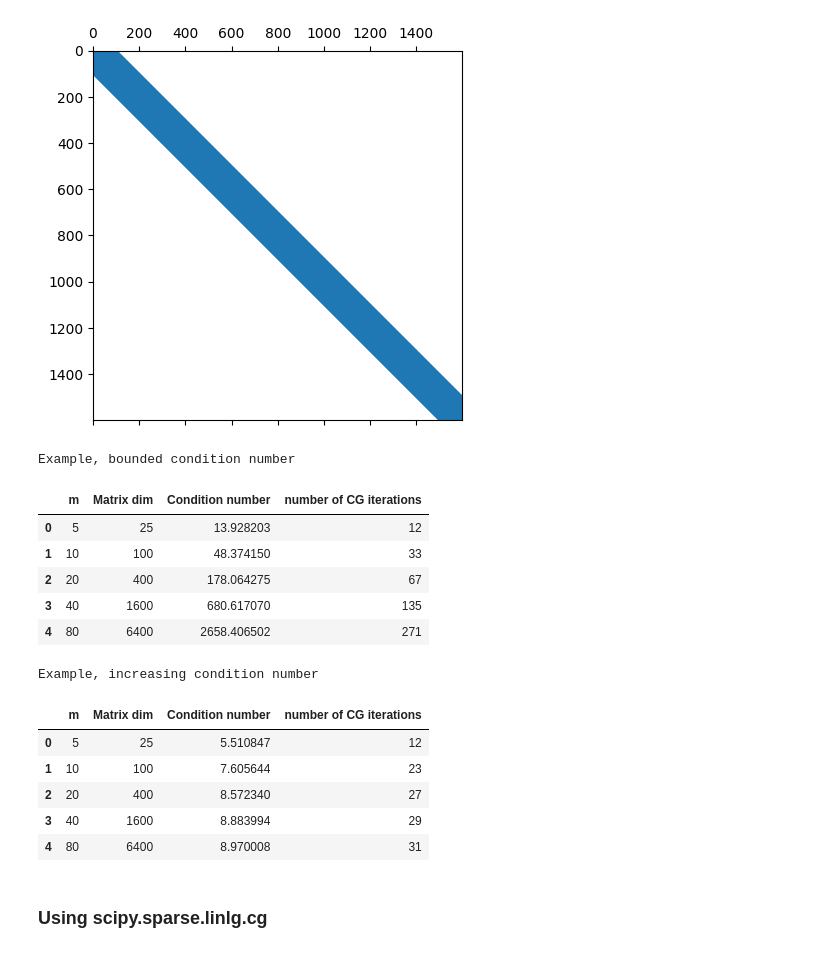
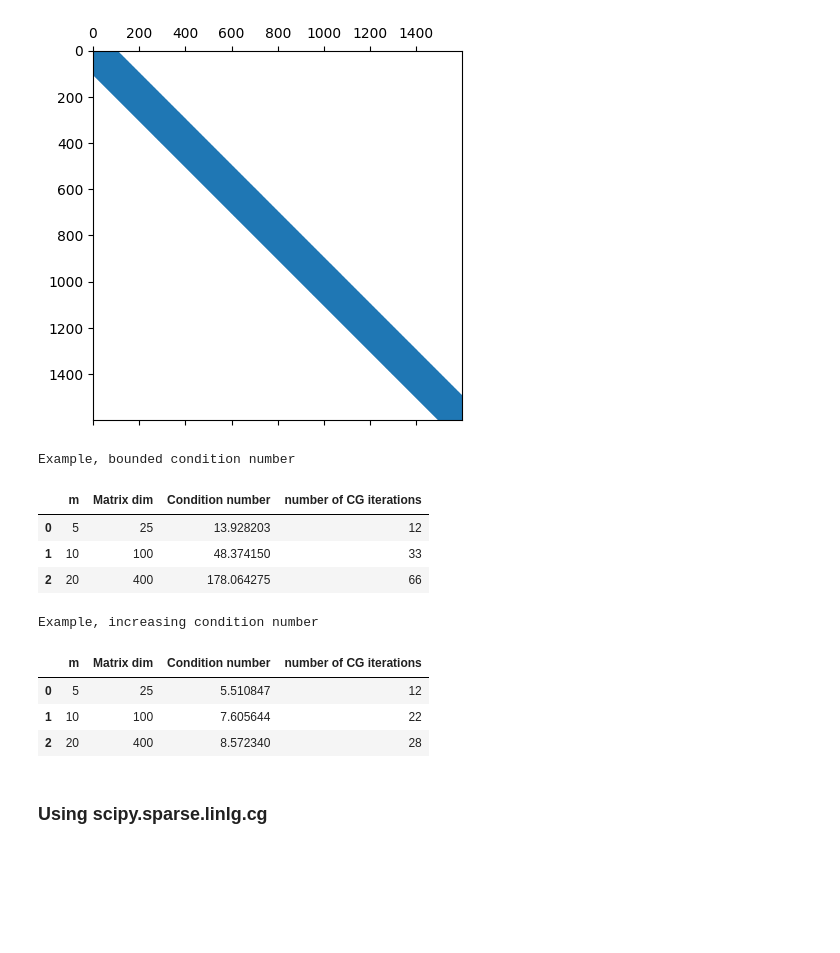
Before and after one commit to ManuelSanchezUribe/IMT2111-ALN, a Jupyter notebook: Clases/Capitulo2_Conjugate_gradient.ipynb, the cells around one changed output. Cells and saved outputs as stored; diff of their text form; code cells hidden in the pictures; blank space fills up the shorter version.

```diff
--- a/Clases/Capitulo2_Conjugate_gradient.ipynb
+++ b/Clases/Capitulo2_Conjugate_gradient.ipynb
@@ -572,7 +538,7 @@ def TestCG_example(examplenumber, mm=5):
     tab = pd.DataFrame({'m':M, 'Matrix dim':np.square(M), 'Condition number':kappa, 'number of CG iterations': nn})
     return tab
 # %%
-tab1 = TestCG_example(examplenumber=1, mm=5)
+tab1 = TestCG_example(examplenumber=1, mm=3)
 tab1 = tab1.style.set_caption('Example, bounded condition number')
 tab1
 # %% [output]
@@ -580,21 +546,17 @@ Example, bounded condition number
 |  | m | Matrix dim | Condition number | number of CG iterations |
 | 0 | 5 | 25 | 13.928203 | 12 |
 | 1 | 10 | 100 | 48.374150 | 33 |
-| 2 | 20 | 400 | 178.064275 | 67 |
-| 3 | 40 | 1600 | 680.617070 | 135 |
-| 4 | 80 | 6400 | 2658.406502 | 271 |
+| 2 | 20 | 400 | 178.064275 | 66 |
 # %%
-tab2 = TestCG_example(examplenumber=2, mm=5)
+tab2 = TestCG_example(examplenumber=2, mm=3)
 tab2 = tab2.style.set_caption('Example, increasing condition number')
 tab2
 # %% [output]
 Example, increasing condition number
 |  | m | Matrix dim | Condition number | number of CG iterations |
 | 0 | 5 | 25 | 5.510847 | 12 |
-| 1 | 10 | 100 | 7.605644 | 23 |
-| 2 | 20 | 400 | 8.572340 | 27 |
-| 3 | 40 | 1600 | 8.883994 | 29 |
-| 4 | 80 | 6400 | 8.970008 | 31 |
+| 1 | 10 | 100 | 7.605644 | 22 |
+| 2 | 20 | 400 | 8.572340 | 28 |
 # %% [markdown]
 ### Using scipy.sparse.linlg.cg
 # %%
```
Also changed, not shown: parts of 12 cells of this notebook, 1 other file.
